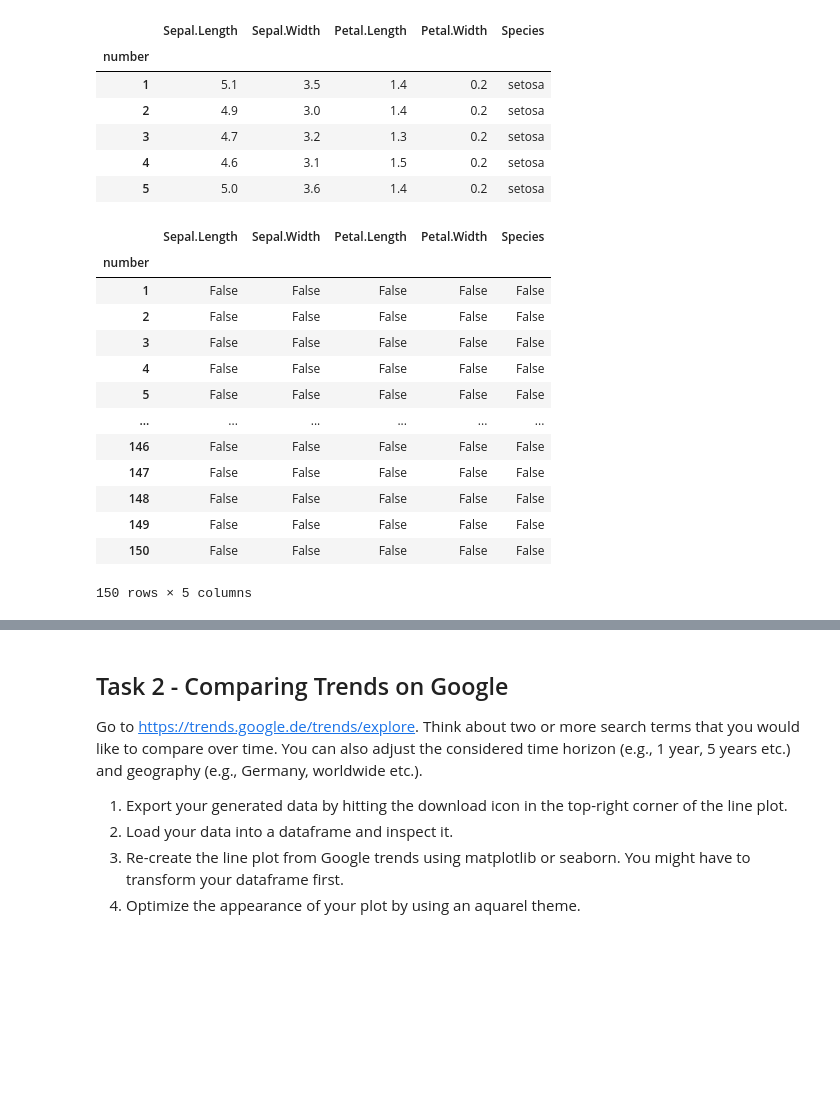
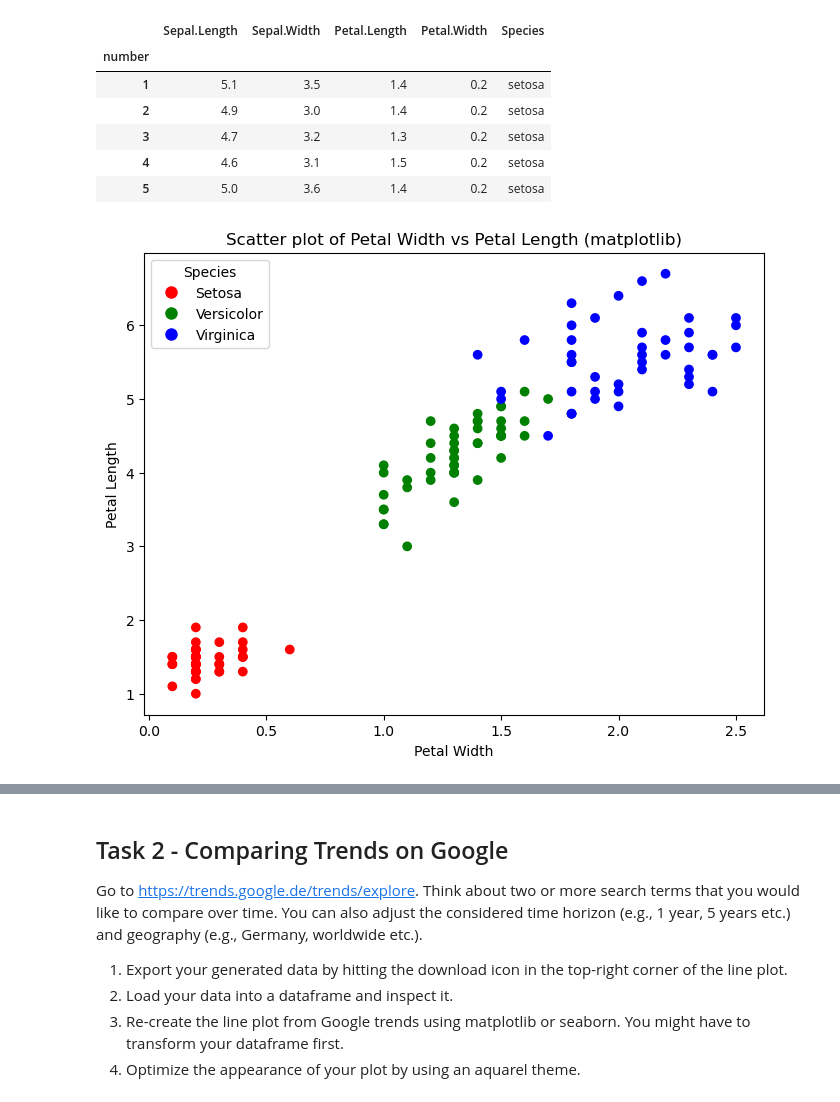
Before and after one commit to mrogache/AA_2025, a Jupyter notebook: Workshop_04/W4_coding_challenge_pre.ipynb, the cells around one changed output, grey strips where cells are left out. Cells and saved outputs as stored; diff of their text form; code cells hidden in the pictures; blank space fills up the shorter version.

```diff
--- a/Workshop_04/W4_coding_challenge_pre.ipynb
+++ b/Workshop_04/W4_coding_challenge_pre.ipynb
@@ -40,19 +40,19 @@ Iris_set.head()
 | 5 | 5.0 | 3.6 | 1.4 | 0.2 | setosa |
 # %%
 #1
-Iris_set.isnull()
+species_colors = {'setosa':'red', 'versicolor':'green', 'virginica':'blue'}
+colors = iris['Species'].map(species_colors)
+
+plt.figure(figsize=(8,6))
+plt.scatter(iris['Petal.Width'], iris['Petal.Length'], c=colors)
+plt.title('Scatter plot of Petal Width vs Petal Length (matplotlib)')
+plt.xlabel('Petal Width')
+plt.ylabel('Petal Length')
+plt.legend(handles=[
+    plt.Line2D([0], [0], marker='o', color='w', markerfacecolor='red', markersize=10, label='Setosa'),
+    plt.Line2D([0], [0], marker='o', color='w', markerfacecolor='green', markersize=10, label='Versicolor'),
+    plt.Line2D([0], [0], marker='o', color='w', markerfacecolor='blue', markersize=10, label='Virginica')],
+    title='Species')
+plt.show()
 # %% [output]
-|  | Sepal.Length | Sepal.Width | Petal.Length | Petal.Width | Species |
-| number |  |  |  |  |  |
-| 1 | False | False | False | False | False |
-| 2 | False | False | False | False | False |
-| 3 | False | False | False | False | False |
-| 4 | False | False | False | False | False |
-| 5 | False | False | False | False | False |
-| ... | ... | ... | ... | ... | ... |
-| 146 | False | False | False | False | False |
-| 147 | False | False | False | False | False |
-| 148 | False | False | False | False | False |
-| 149 | False | False | False | False | False |
-| 150 | False | False | False | False | False |
-150 rows × 5 columns
+[figure, added]
```
Also changed, not shown: parts of 3 cells of this notebook.
